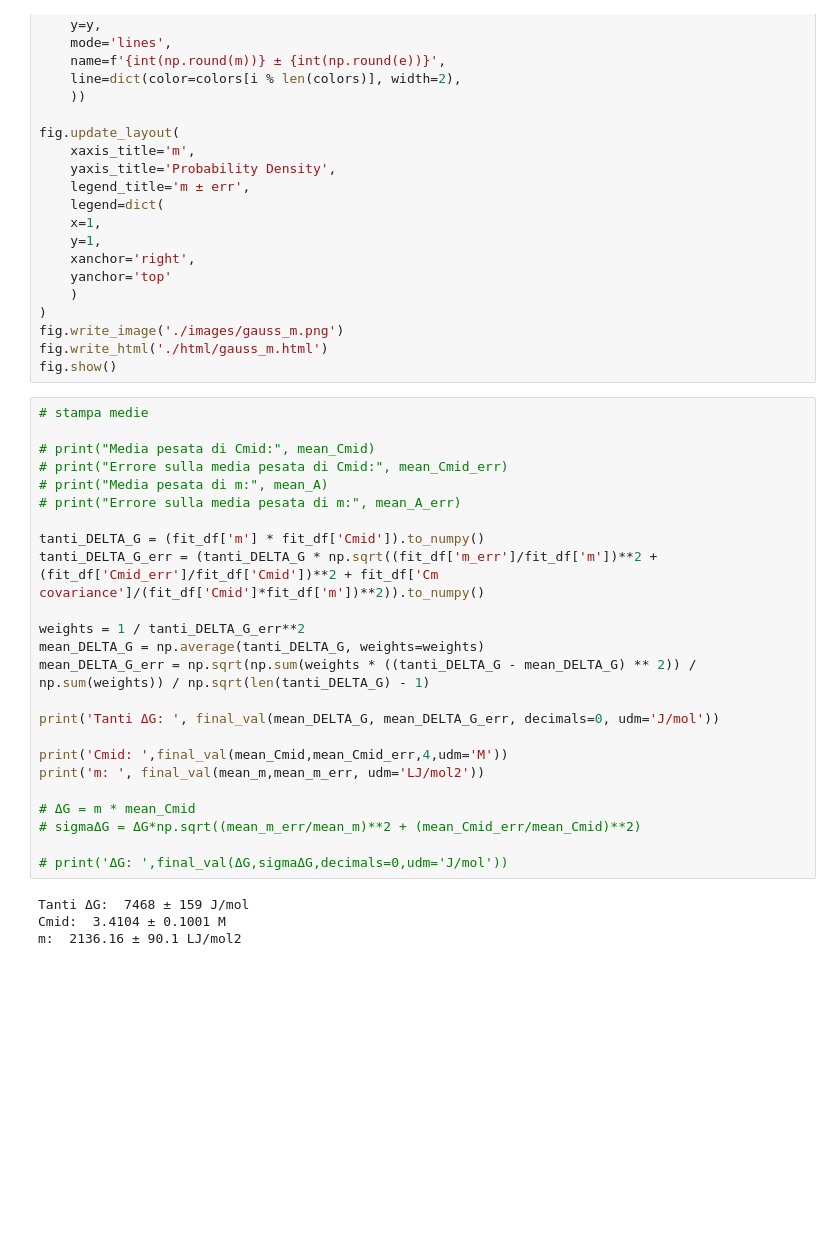
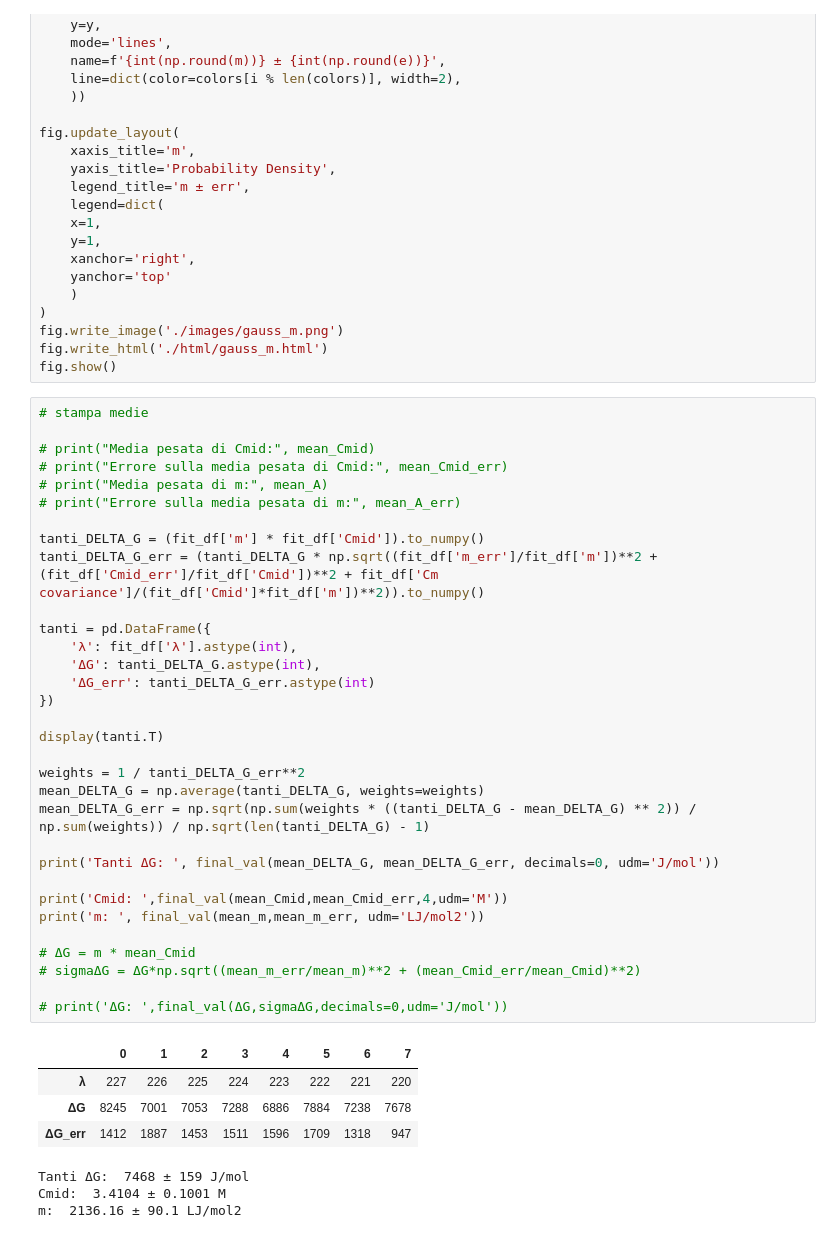
Before and after one commit to CarminatiGiovanni/LaboratorioBiofisica, a Jupyter notebook: DICROISMO/denaturazione.ipynb, the cells around one changed output. Drawn from its saved outputs; the diff is of its cells as text; blank space fills up the shorter version.

```diff
--- a/DICROISMO/denaturazione.ipynb
+++ b/DICROISMO/denaturazione.ipynb
@@ -508,28 +512,40 @@ fig.show()
 # %%
 # stampa medie
 
 # print("Media pesata di Cmid:", mean_Cmid)
 # print("Errore sulla media pesata di Cmid:", mean_Cmid_err)
 # print("Media pesata di m:", mean_A)
 # print("Errore sulla media pesata di m:", mean_A_err)
 
 tanti_DELTA_G = (fit_df['m'] * fit_df['Cmid']).to_numpy()
 tanti_DELTA_G_err = (tanti_DELTA_G * np.sqrt((fit_df['m_err']/fit_df['m'])**2 + (fit_df['Cmid_err']/fit_df['Cmid'])**2 + fit_df['Cm covariance']/(fit_df['Cmid']*fit_df['m'])**2)).to_numpy()
+
+tanti = pd.DataFrame({
+    'λ': fit_df['λ'].astype(int),
+    'ΔG': tanti_DELTA_G.astype(int),
+    'ΔG_err': tanti_DELTA_G_err.astype(int)
+})
+
+display(tanti.T)
 
 weights = 1 / tanti_DELTA_G_err**2
 mean_DELTA_G = np.average(tanti_DELTA_G, weights=weights)
 mean_DELTA_G_err = np.sqrt(np.sum(weights * ((tanti_DELTA_G - mean_DELTA_G) ** 2)) / np.sum(weights)) / np.sqrt(len(tanti_DELTA_G) - 1)
 
 print('Tanti ΔG: ', final_val(mean_DELTA_G, mean_DELTA_G_err, decimals=0, udm='J/mol'))
 
 print('Cmid: ',final_val(mean_Cmid,mean_Cmid_err,4,udm='M'))
 print('m: ', final_val(mean_m,mean_m_err, udm='LJ/mol2'))
 
 # ΔG = m * mean_Cmid
 # sigmaΔG = ΔG*np.sqrt((mean_m_err/mean_m)**2 + (mean_Cmid_err/mean_Cmid)**2)
 
 # print('ΔG: ',final_val(ΔG,sigmaΔG,decimals=0,udm='J/mol'))
 # %% [output]
+|  | 0 | 1 | 2 | 3 | 4 | 5 | 6 | 7 |
+| λ | 227 | 226 | 225 | 224 | 223 | 222 | 221 | 220 |
+| ΔG | 8245 | 7001 | 7053 | 7288 | 6886 | 7884 | 7238 | 7678 |
+| ΔG_err | 1412 | 1887 | 1453 | 1511 | 1596 | 1709 | 1318 | 947 |
 Tanti ΔG:  7468 ± 159 J/mol
 Cmid:  3.4104 ± 0.1001 M
 m:  2136.16 ± 90.1 LJ/mol2
```
Also changed, not shown: parts of 2 cells of this notebook, 9 other files.
